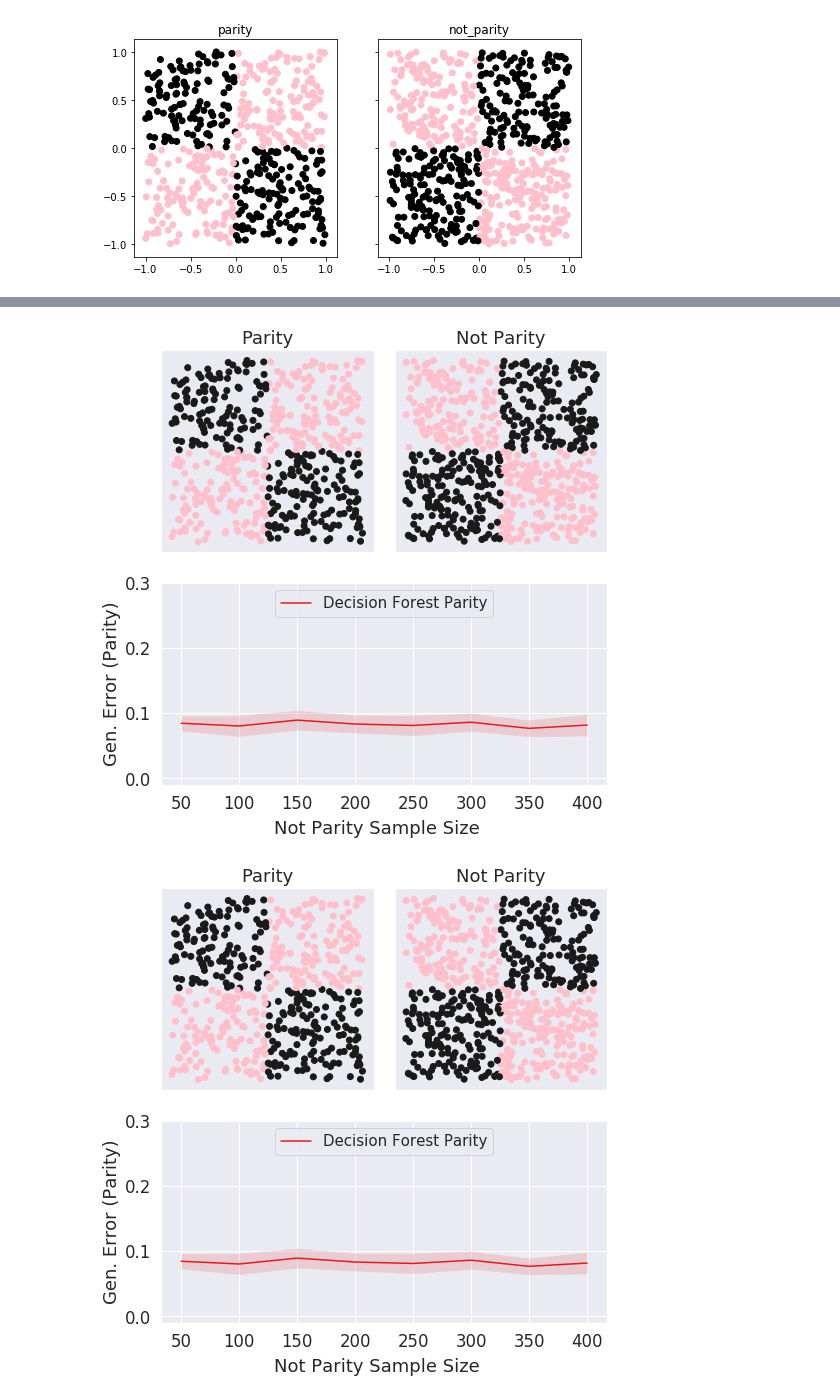
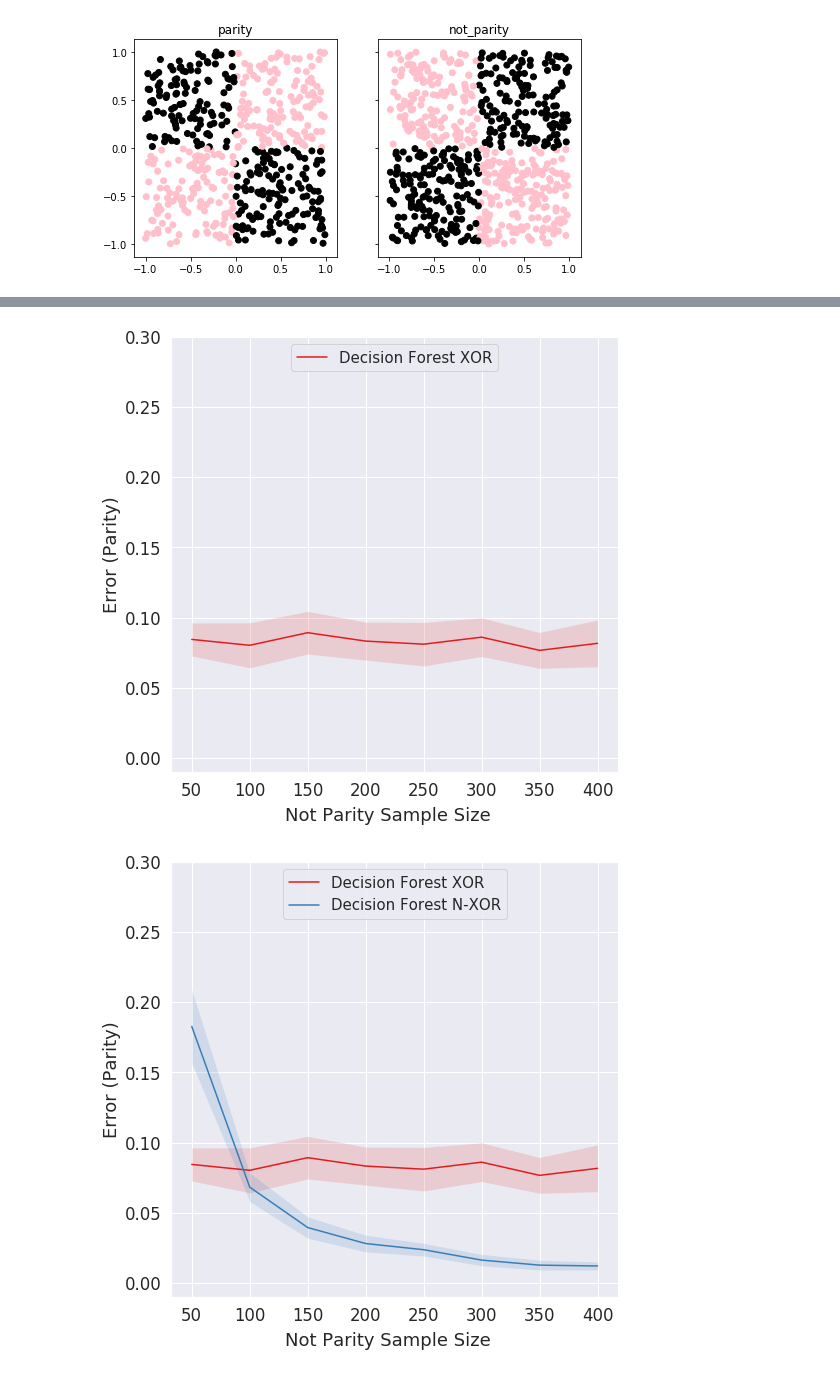
Before and after one commit to neurodata/talks, a Jupyter notebook: images/rotated_parity_fig_generator.ipynb, the cells around one changed output, grey strips where cells are left out. Saved outputs shown, nothing was run; the diff lists cells and outputs as text; code cells hidden in the pictures.

```diff
--- a/images/rotated_parity_fig_generator.ipynb
+++ b/images/rotated_parity_fig_generator.ipynb
@@ -505,8 +505,8 @@ nz_prop = 1
 
 m = 100 # number of test samples each monte carlo iteration
 
-algorithms = ['Decision Forest Parity', 'Decision Forest Not-Parity', 'Lifelong Forests']
-algorithms = np.concatenate((algorithms, ['Decision Forest Not-Parity', 'Decision Forest Parity', 'Lifelong Forests']))
+algorithms = ['Decision Forest XOR', 'Decision Forest N-XOR', 'Lifelong Forests']
+algorithms = np.concatenate((algorithms, ['Decision Forest N-XOR', 'Decision Forest XOR', 'Lifelong Forests']))
 
 M = len(algorithms)
 # %%
@@ -576,3 +576,15 @@ fig1.subplots_adjust(wspace=0.1, hspace=0.15)
 
 fig1.text(0.5, 0.04, 'Target Task Sample Size', ha='center')
 # plt.savefig('vip_results_parity_not_parity_n200.pdf')
+# %%
+fig1 = plt.figure(figsize=(8,8))
+ax1 = fig1.add_subplot(2, 2, 1, xticklabels=[], yticklabels=[], xticks=[], yticks=[])
+ax2 = fig1.add_subplot(2, 2, 2, xticklabels=[], yticklabels=[], xticks=[], yticks=[])
+
+ax1.scatter(X[:, 0], X[:, 1], c = temp_labelsX)
+ax2.scatter(Z[:, 0], Z[:, 1], c = temp_labelsZ)
+
+ax1.set_title('XOR')
+ax2.set_title('N-XOR')
+
+plt.savefig('parity_notparity.png')
@@ -593,17 +607,16 @@ algo_offset=0
 names = ['rf', 'transfer', 'lifelong']
 for j, name in enumerate(names):
     fig1 = plt.figure(figsize=(8,8))
-    ax1 = fig1.add_subplot(2, 2, 1, xticklabels=[], yticklabels=[], xticks=[], yticks=[])
-    ax2 = fig1.add_subplot(2, 2, 2, xticklabels=[], yticklabels=[], xticks=[], yticks=[])
+#     ax1 = fig1.add_subplot(2, 2, 1, xticklabels=[], yticklabels=[], xticks=[], yticks=[])
+#     ax2 = fig1.add_subplot(2, 2, 2, xticklabels=[], yticklabels=[], xticks=[], yticks=[])
 
-    ax1.scatter(X[:, 0], X[:, 1], c = temp_labelsX)
-    ax2.scatter(Z[:, 0], Z[:, 1], c = temp_labelsZ)
+#     ax1.scatter(X[:, 0], X[:, 1], c = temp_labelsX)
+#     ax2.scatter(Z[:, 0], Z[:, 1], c = temp_labelsZ)
 
-    ax1.set_title('Parity')
-    ax2.set_title('Not Parity')
 
-    ax3 = fig1.add_subplot(2,1,2)
-    for i, algo in enumerate(algorithms[:1]):
+
+    ax3 = fig1.add_subplot(1,1,1)
+    for i, algo in enumerate(algorithms[:j+1]):
         ax3.plot(ns, mean_error[i + algo_offset], label=algo, c=colors[i])
         ax3.fill_between(ns,
                 mean_error[i + algo_offset] + 1.96*std_error[i + algo_offset]/np.sqrt(mc_it),
@@ -612,7 +625,7 @@ for j, name in enumerate(names):
                 facecolor=colors[i],
                 alpha=0.15,
                 interpolate=True)
-    ax3.set_ylabel('Gen. Error (Parity)')
+    ax3.set_ylabel('Error (Parity)')
     ax3.legend(loc='upper center', fontsize=15)
     ax3.set_ylim(-0.01, 0.3)
     # ax[0,1].set_xticks([])
@@ -626,45 +639,45 @@ for j, name in enumerate(names):
     fig1.text(0.5, 0.04, 'Not Parity Sample Size', ha='center')
     plt.savefig('L2M_18mo_parity_%s.png'%(name))
 
-# algo_offset=3
+algo_offset=3
 for j, name in enumerate(names):
     fig1 = plt.figure(figsize=(8,8))
-    ax1 = fig1.add_subplot(2, 2, 1, xticklabels=[], yticklabels=[], xticks=[], yticks=[])
-    ax2 = fig1.add_subplot(2, 2, 2, xticklabels=[], yticklabels=[], xticks=[], yticks=[])
+#     ax1 = fig1.add_subplot(2, 2, 1, xticklabels=[], yticklabels=[], xticks=[], yticks=[])
+#     ax2 = fig1.add_subplot(2, 2, 2, xticklabels=[], yticklabels=[], xticks=[], yticks=[])
 
-    ax1.scatter(X[:, 0], X[:, 1], c = temp_labelsX)
-    ax2.scatter(Z[:, 0], Z[:, 1], c = temp_labelsZ)
+#     ax1.scatter(X[:, 0], X[:, 1], c = temp_labelsX)
+#     ax2.scatter(Z[:, 0], Z[:, 1], c = temp_labelsZ)
 
-    ax1.set_title('Parity')
-    ax2.set_title('Not Parity')
+#     ax1.set_title('Parity')
+#     ax2.set_title('Not Parity')
 
-    ax3 = fig1.add_subplot(2,1,2)
-    for i, algo in enumerate(algorithms[algo_offset:algo_offset+1]):
+    ax3 = fig1.add_subplot(1,1,1)
+    for i, algo in enumerate(algorithms[algo_offset:algo_offset+j+1]):
         ax3.plot(ns, mean_error[i + algo_offset], label=algo, c=colors[i + algo_offset])
         ax3.fill_between(ns,
                 mean_error[i + algo_offset] + 1.96*std_error[i + algo_offset]/np.sqrt(mc_it),
                 mean_error[i + algo_offset] - 1.96*std_error[i + algo_offset]/np.sqrt(mc_it),
                 where=mean_error[i + algo_offset] + 1.96*std_error[i + algo_offset]/np.sqrt(mc_it) >= mean_error[i + algo_offset] - 1.96*std_error[i + algo_offset]/np.sqrt(mc_it),
                 facecolor=colors[i +algo_offset],
                 alpha=0.15,
                 interpolate=True)
-    ax3.set_ylabel('Gen. Error (Not Parity)')
+    ax3.set_ylabel('Error (Not Parity)')
 
     ax3.legend(loc='upper center', fontsize=15)
     ax3.set_ylim(-0.01, 0.3)
     # ax[0,1].set_xticks([])
     # ax[0,1].set_yticks([])
     # ax[1,0].set_title('Backward Transfer')
     # ax[1,1].set_title('Forward Transfer')
     # # plt.xlabel('Target Task Sample Size')
 
     fig1.subplots_adjust(wspace=0.1, hspace=0.15)
 
     fig1.text(0.5, 0.04, 'Not Parity Sample Size', ha='center')
     plt.savefig('L2M_18mo_notparity_%s.png'%(name))
 
 
 # ax[1,0].legend(loc='upper center', fontsize=15)
 # %% [output]
-[figure, old version]
+[figure, new version]
-[figure, old version]
+[figure, new version]
```
Also changed, not shown: parts of 2 cells of this notebook, 7 other files.
